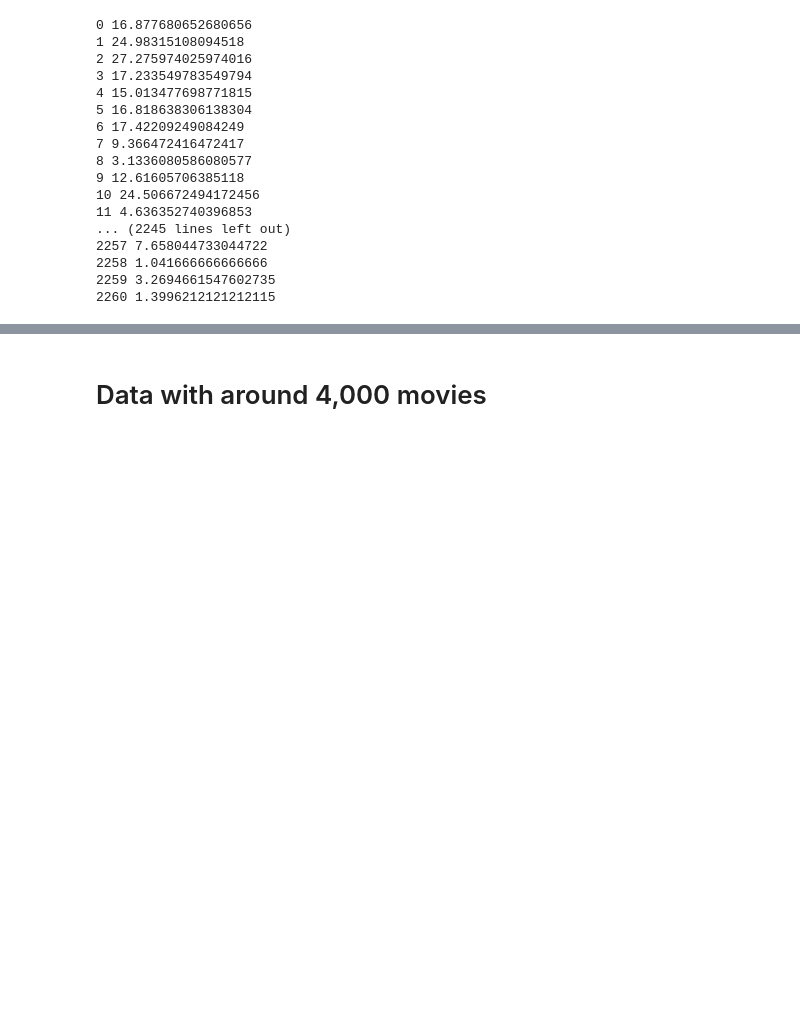
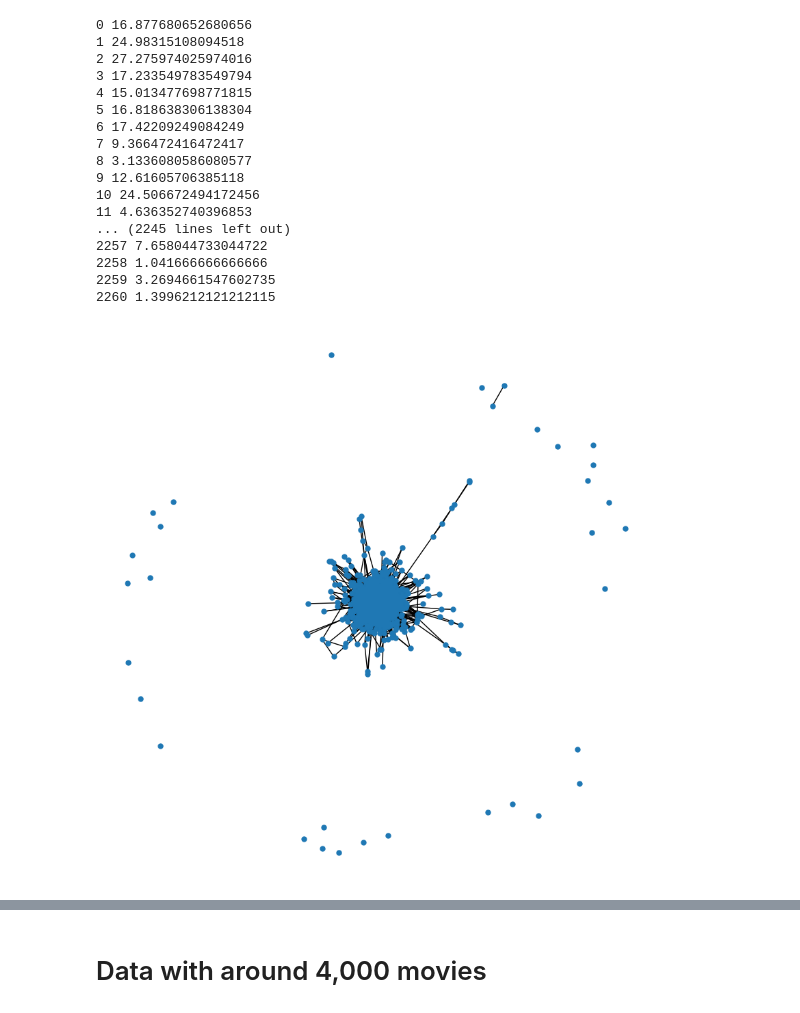
Before and after one commit to Sorooshi/Rotten_Tomatoes_DatabaSet, a Jupyter notebook: notebooks/a02_generate_two_movie_datasets.ipynb, the cells around one changed output, grey strips where cells are left out. Cells and saved outputs as stored; diff of their text form; code cells hidden in the pictures; blank space fills up the shorter version.

Commit message:
visualize networks

```diff
--- a/notebooks/a02_generate_two_movie_datasets.ipynb
+++ b/notebooks/a02_generate_two_movie_datasets.ipynb
@@ -345,2 +326,9 @@ G = nx.DiGraph(input_data.values)
 # %%
-nx.draw(G)
+
+G = nx.Graph(input_data.values)
+
+plt.figure(figsize=(8, 8))
+nx.draw(G, node_size=25)
+plt.show()
+# %% [output]
+[figure, added]
```
Also changed, not shown: parts of 9 cells of this notebook.
